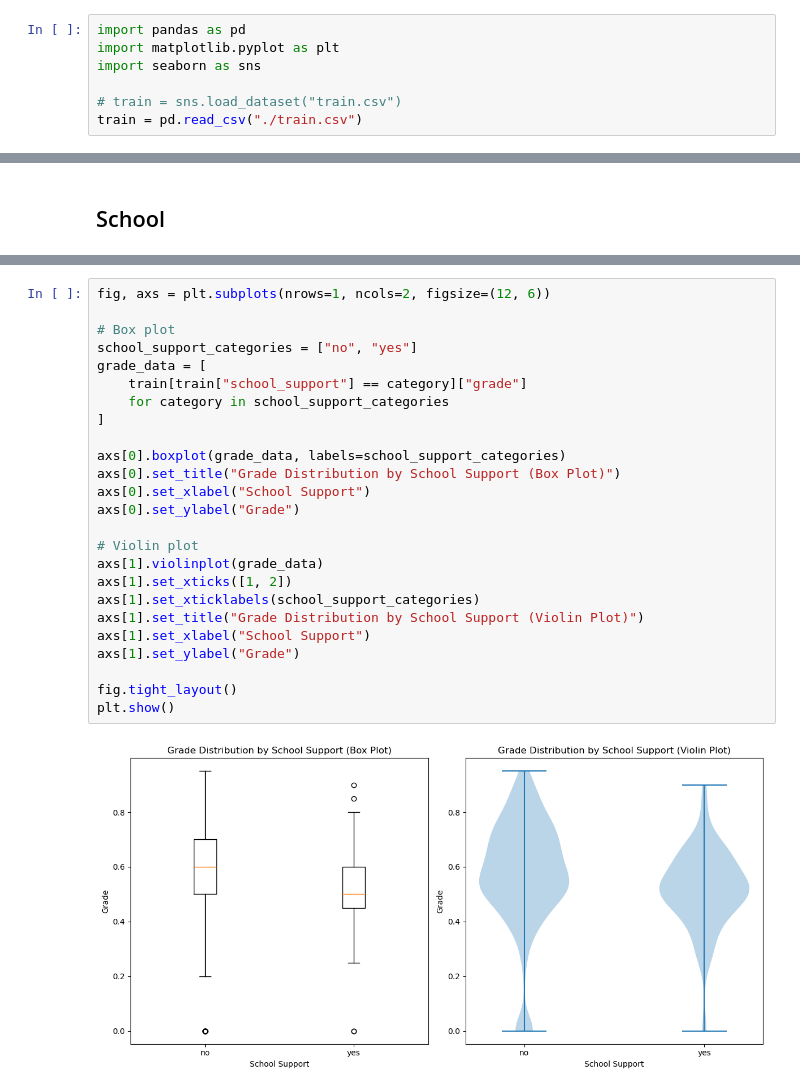
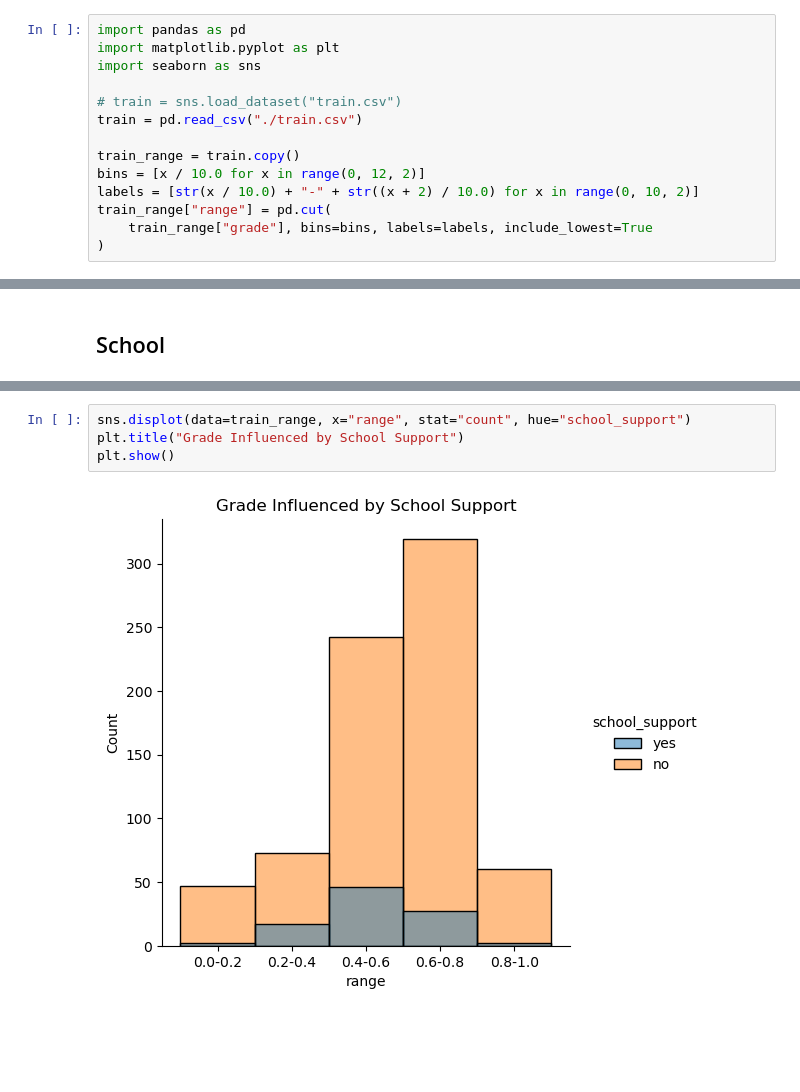
Before and after one commit to jsun969/squad-datathon-0, a Jupyter notebook: result.ipynb, the cells around one changed output, grey strips where cells are left out. Saved outputs shown, nothing was run; the diff lists cells and outputs as text; blank space fills up the shorter version.

```diff
--- a/result.ipynb
+++ b/result.ipynb
@@ -5,6 +5,13 @@ import seaborn as sns
 
 # train = sns.load_dataset("train.csv")
 train = pd.read_csv("./train.csv")
+
+train_range = train.copy()
+bins = [x / 10.0 for x in range(0, 12, 2)]
+labels = [str(x / 10.0) + "-" + str((x + 2) / 10.0) for x in range(0, 10, 2)]
+train_range["range"] = pd.cut(
+    train_range["grade"], bins=bins, labels=labels, include_lowest=True
+)
 # %% [markdown]
 ## Family
 # %%
@@ -39,27 +38,6 @@ plt.show()
-# %%
-fig, axs = plt.subplots(nrows=1, ncols=2, figsize=(12, 6))
-
-# Box plot
-school_support_categories = ["no", "yes"]
-grade_data = [
-    train[train["school_support"] == category]["grade"]
-    for category in school_support_categories
-]
-
-axs[0].boxplot(grade_data, labels=school_support_categories)
-axs[0].set_title("Grade Distribution by School Support (Box Plot)")
-axs[0].set_xlabel("School Support")
-axs[0].set_ylabel("Grade")
-
-# Violin plot
-axs[1].violinplot(grade_data)
-axs[1].set_xticks([1, 2])
-axs[1].set_xticklabels(school_support_categories)
-axs[1].set_title("Grade Distribution by School Support (Violin Plot)")
-axs[1].set_xlabel("School Support")
-axs[1].set_ylabel("Grade")
-
-fig.tight_layout()
-plt.show()
-# %% [output]
-[figure, removed]
+# %%
+sns.displot(data=train_range, x="range", stat="count", hue="school_support")
+plt.title("Grade Influenced by School Support")
+plt.show()
+# %% [output]
+[figure, added]
```
Also changed, not shown: parts of 4 cells of this notebook.
